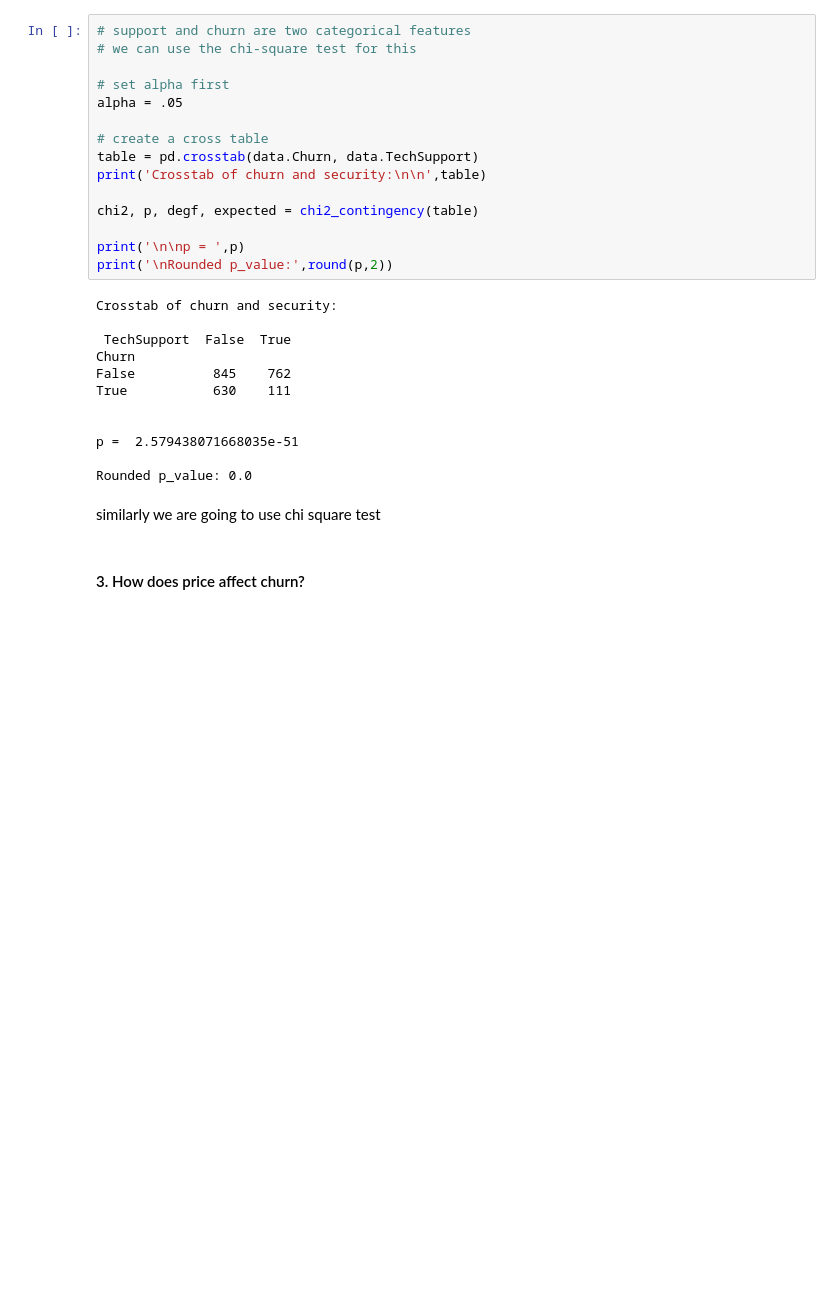
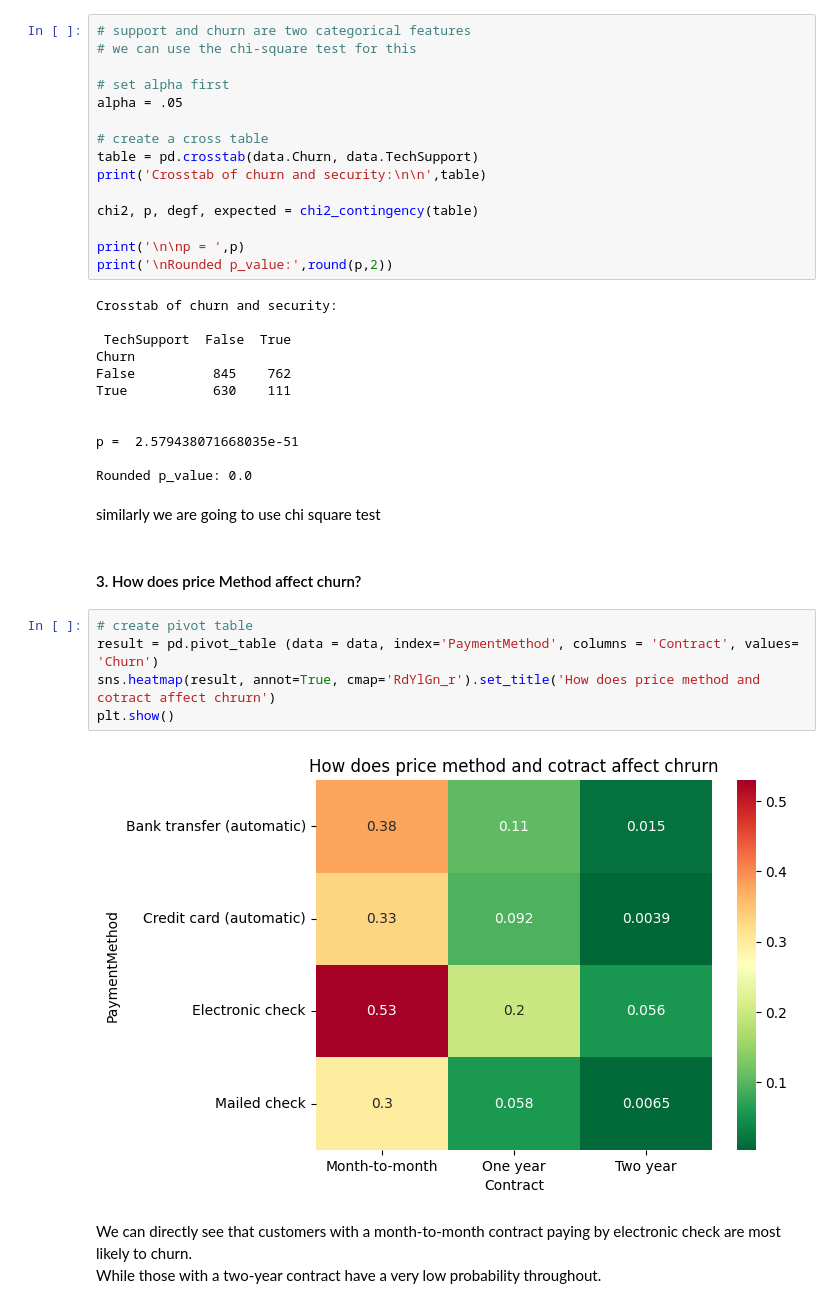
Before and after one commit to Ephicho/Classification, a Jupyter notebook: classification.ipynb, the cells around one changed output. Saved outputs shown, nothing was run; the diff lists cells and outputs as text; blank space fills up the shorter version.

```diff
--- a/classification.ipynb
+++ b/classification.ipynb
@@ -227,4 +227,14 @@ Rounded p_value: 0.0
 # %% [markdown]
 similarly we are going to use chi square test
 # %% [markdown]
-#### 3. How does price affect churn?
+#### 3. How does price Method affect churn?
+# %%
+# create pivot table
+result = pd.pivot_table (data = data, index='PaymentMethod', columns = 'Contract', values= 'Churn')
+sns.heatmap(result, annot=True, cmap='RdYlGn_r').set_title('How does price method and cotract affect chrurn')
+plt.show()
+# %% [output]
+[figure, added]
+# %% [markdown]
+We can directly see that customers with a month-to-month contract paying by electronic check are most likely to churn.
+While those with a two-year contract have a very low probability throughout.
```
